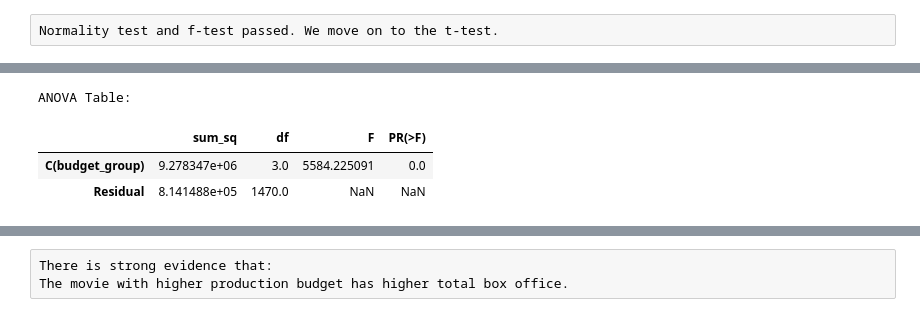
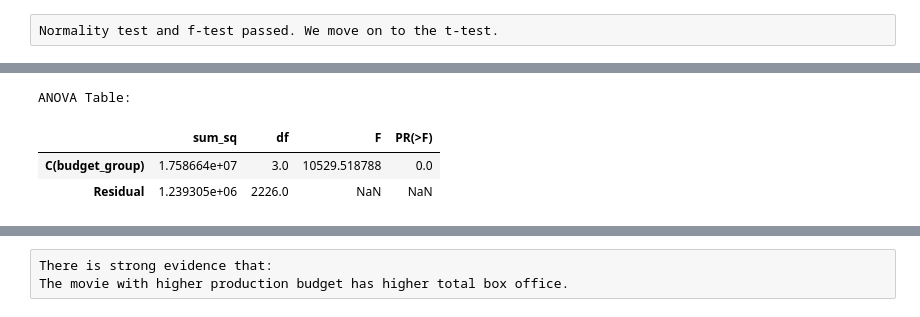
Before and after one commit to Ocean1029/Statistics_Final_Project, a Jupyter notebook: final_code_workspace/task_1_four_group.ipynb, the cells around one changed output, grey strips where cells are left out. Drawn from its saved outputs; the diff is of its cells as text; code cells hidden in the pictures.

```diff
--- a/final_code_workspace/task_1_four_group.ipynb
+++ b/final_code_workspace/task_1_four_group.ipynb
@@ -234,15 +297,15 @@ print(bart_msg)
 # %% [output]
 Bartlett’s test: stat = 25.5666, p = 0.0000 → 變異數不相同
 # %%
-excluded_labels = ['1000_2000w', '2000_3000w', '3000_4000w']
-excluded_group_values = [
+exclusive_labels = ['1000_2000w', '2000_3000w', '3000_4000w']
+exclusive_group_values = [
     df["flattened_total_box_office"].values
     for label, df in grouped_df.items()
-    if label in excluded_labels
+    if label in exclusive_labels
 ]
 
 # Run Bartlett's test
-b_stat, b_p = bartlett(*excluded_group_values)
+b_stat, b_p = bartlett(*exclusive_group_values)
 bart_msg = f"Bartlett’s test: stat = {b_stat:.4f}, p = {b_p:.4f} → {'變異數相同' if b_p > 0.05 else '變異數不相同'}"
 print(bart_msg)
 # %% [output]
@@ -283,8 +317,9 @@ display(filtered_df.loc[:, filtered_df.columns.isin(['production_budget', 'budge
 # %%
-oneway_anova(excluded_df, 'flattened_total_box_office', 'budget_group')
+exclusive_df = filtered_df[filtered_df['budget_group'].isin(exclusive_labels)]
+oneway_anova(exclusive_df, 'flattened_total_box_office', 'budget_group')
 # %% [output]
 ANOVA Table:
 |  | sum_sq | df | F | PR(>F) |
-| C(budget_group) | 9.278347e+06 | 3.0 | 5584.225091 | 0.0 |
-| Residual | 8.141488e+05 | 1470.0 | NaN | NaN |
+| C(budget_group) | 1.758664e+07 | 3.0 | 10529.518788 | 0.0 |
+| Residual | 1.239305e+06 | 2226.0 | NaN | NaN |
 # %%
```
Also changed, not shown: parts of 10 cells of this notebook, 1 other file.
